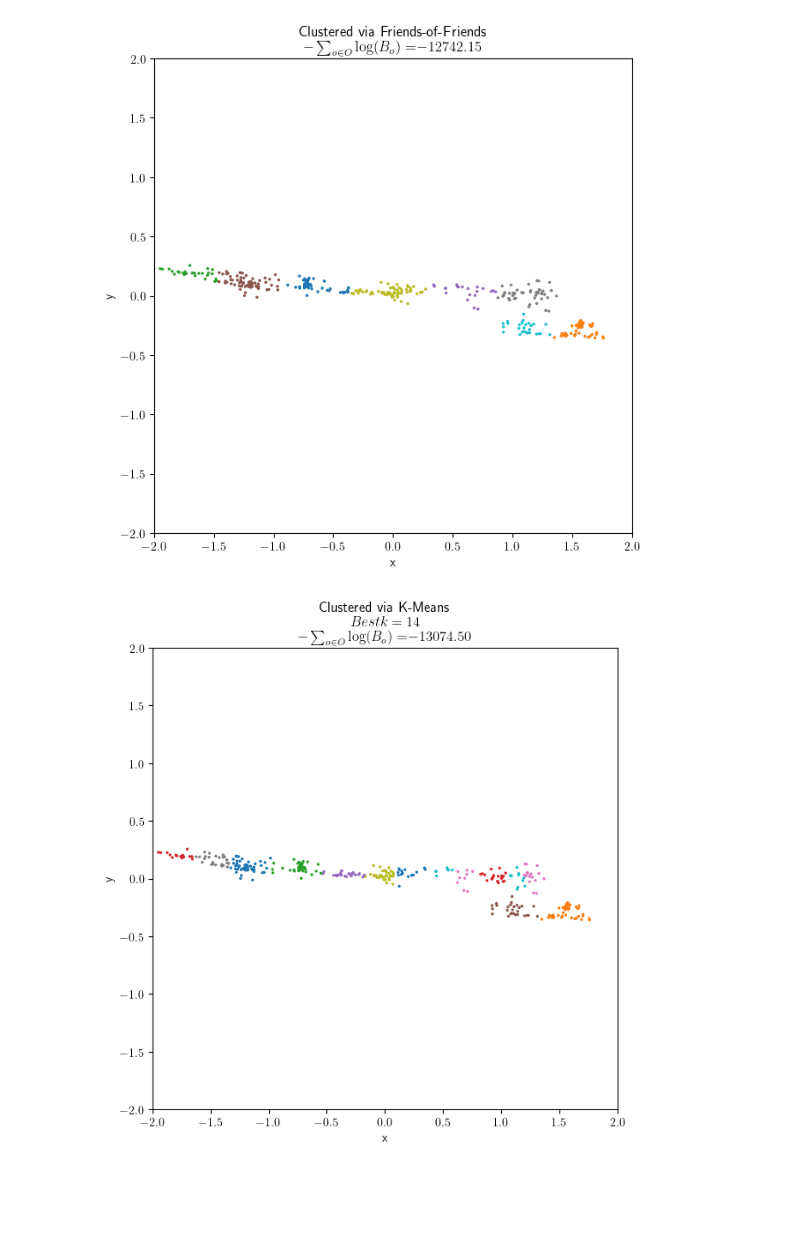
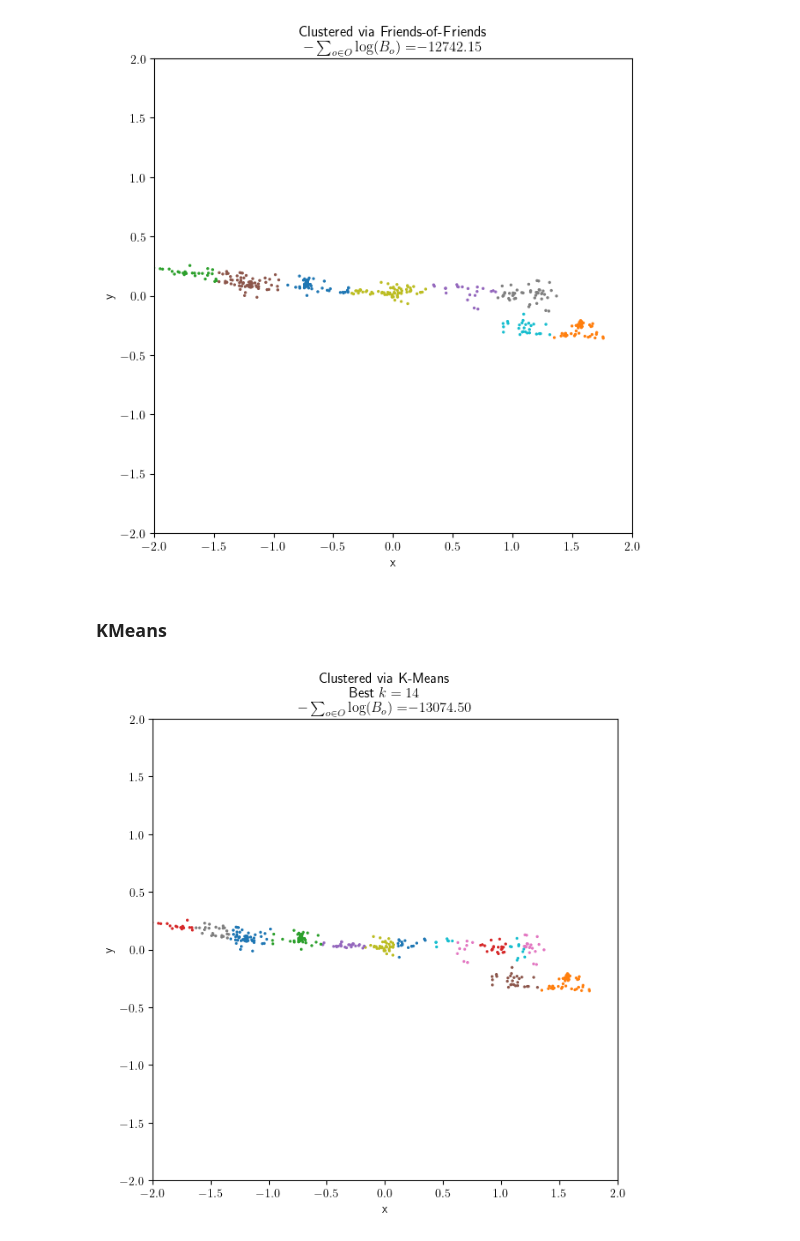
Before and after one commit to jacobf18/astronomical-matching, a Jupyter notebook: hubble.ipynb, the cells around one changed output. Saved outputs shown, nothing was run; the diff lists cells and outputs as text; code cells hidden in the pictures; blank space fills up the shorter version.

```diff
--- a/hubble.ipynb
+++ b/hubble.ipynb
@@ -28,0 +11,13 @@ data_df
+# %%
+data_path = 'data/match_4000710334517.csv'
+data_df = pd.read_csv(data_path)
+
+# Convert Image IDs to integers in range [0, number of images]
+data_df.ImageID = pd.factorize(data_df.ImageID)[0]
+
+# Get kappas (inverse of sigma)
+data_df["kappa"] = 1 / (data_df["sigma"] ** 2)
+data_df["kappa (radians)"] = 1 / ((data_df["sigma"]*np.pi/180/3600) ** 2)
+data_df["log kappa (radians)"] = np.log(data_df["kappa (radians)"])
+
+data_df.head()
@@ -140,41 +146,42 @@ plt.ylim([-2,2])
 plt.show()
 # %% [output]
 [figure]
+# %% [markdown]
+### KMeans
 # %%
 from sklearn.cluster import KMeans
 from tqdm import tqdm
 from collections import defaultdict
 
 coords = data_df[["coord1 (arcseconds)", "coord2 (arcseconds)"]]
 weights = data_df["kappa"]
 
 best_labels = None
 best_k = 0
 best_bayes = np.Inf
 
 for k in tqdm(range(1,50)):
     kmeans = KMeans(n_clusters=k, random_state=1).fit(X = coords, sample_weight=weights)
 
     bayes = neg_log_bayes(data_df, kmeans.labels_)
 
     if bayes < best_bayes:
         best_bayes = bayes
         best_labels = kmeans.labels_
         best_k = k
 
-x = data_df['coord1 (arcseconds)']
-y = data_df['coord2 (arcseconds)']
-
 plt.figure(figsize=(7,7))
-plt.scatter(x, y, s=2.0, c = best_labels, cmap='tab10')
+plt.scatter(data_df['coord1 (arcseconds)'],
+            data_df['coord2 (arcseconds)'],
+            s=2.0, c = best_labels, cmap='tab10')
 plt.title("Clustered via K-Means\n"
-          f"$Best k={best_k}$\n"
+          f"Best $k={best_k}$\n"
               r"$-\sum_{{o\in O}}\log(B_o)=$"
               f"${best_bayes:.2f}$")
 plt.xlabel('x')
 plt.ylabel('y')
 plt.xlim([-2,2])
 plt.ylim([-2,2])
 plt.show()
 # %% [output]
-[figure, old version]
+[figure, new version]
```
Also changed, not shown: parts of 10 cells of this notebook.
